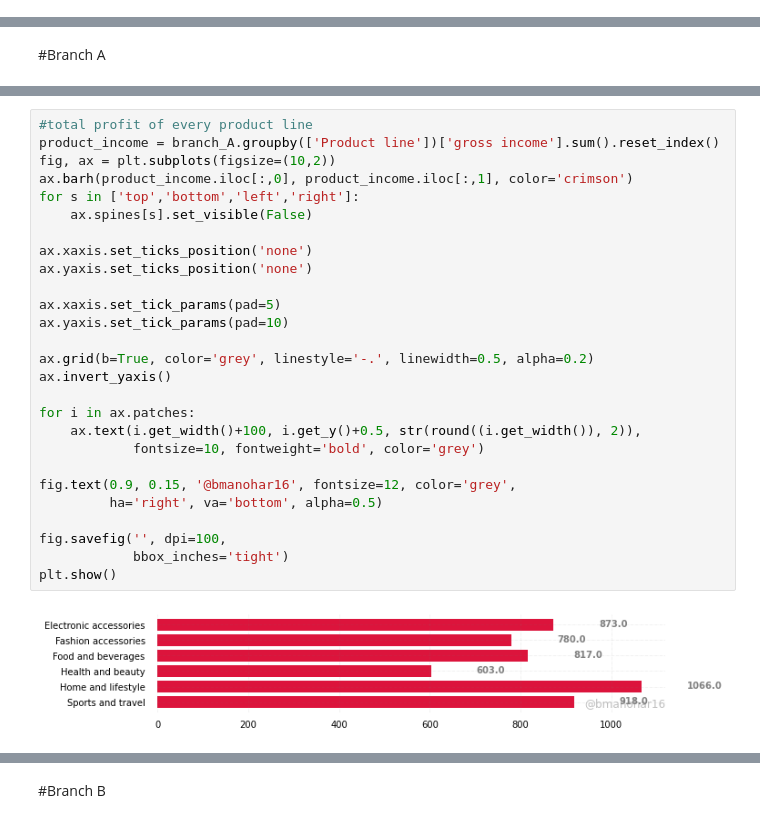
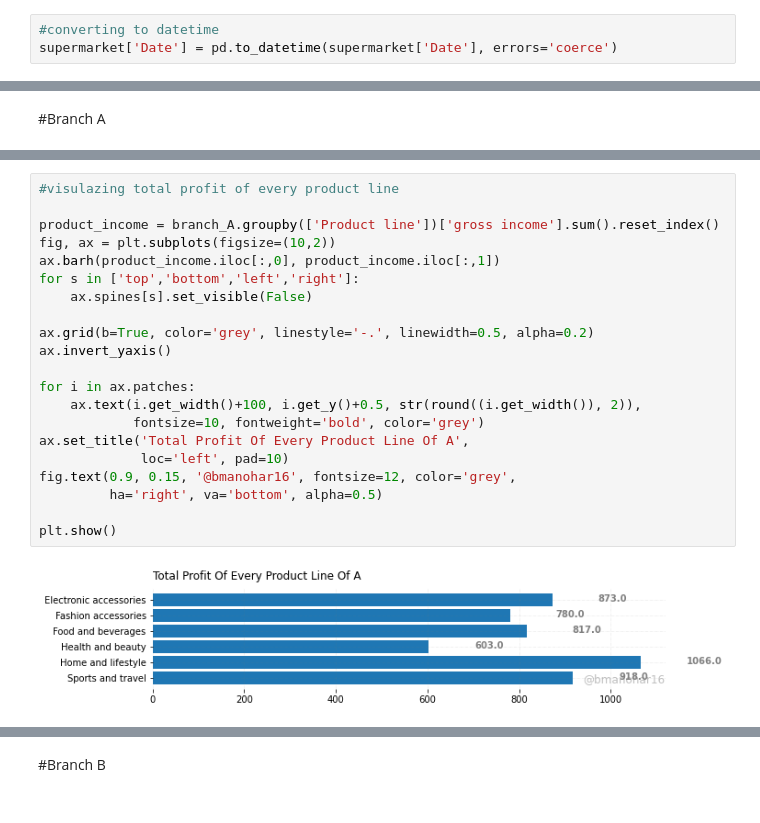
Before and after one commit to HebaAhmedDahab/Projects-, a Jupyter notebook: supermaket_sales.ipynb, the cells around one changed output, grey strips where cells are left out. Cells and saved outputs as stored; diff of their text form.

```diff
--- a/supermaket_sales.ipynb
+++ b/supermaket_sales.ipynb
@@ -23 +24,4 @@ supermarket = supermarket.drop('Unnamed: 0',axis=1)
+# %%
+#converting to datetime
+supermarket['Date'] = pd.to_datetime(supermarket['Date'], errors='coerce')
 # %%
@@ -131,32 +132,26 @@ See the caveats in the documentation: https://pandas.pydata.org/pandas-docs/stab
 | Sports and travel | 308.0 | 225.0 | 385.0 | 918.0 |
 | total | 1816.0 | 1421.0 | 1820.0 | 5057.0 |
 # %%
-#total profit of every product line
+#visulazing total profit of every product line
+
 product_income = branch_A.groupby(['Product line'])['gross income'].sum().reset_index()
 fig, ax = plt.subplots(figsize=(10,2))
-ax.barh(product_income.iloc[:,0], product_income.iloc[:,1], color='crimson')
+ax.barh(product_income.iloc[:,0], product_income.iloc[:,1])
 for s in ['top','bottom','left','right']:
     ax.spines[s].set_visible(False)
-
-ax.xaxis.set_ticks_position('none')
-ax.yaxis.set_ticks_position('none')
-
-ax.xaxis.set_tick_params(pad=5)
-ax.yaxis.set_tick_params(pad=10)
 
 ax.grid(b=True, color='grey', linestyle='-.', linewidth=0.5, alpha=0.2)
 ax.invert_yaxis()
 
 for i in ax.patches:
     ax.text(i.get_width()+100, i.get_y()+0.5, str(round((i.get_width()), 2)),
             fontsize=10, fontweight='bold', color='grey')
-
+ax.set_title('Total Profit Of Every Product Line Of A',
+             loc='left', pad=10)
 fig.text(0.9, 0.15, '@bmanohar16', fontsize=12, color='grey',
          ha='right', va='bottom', alpha=0.5)
 
-fig.savefig('', dpi=100,
-            bbox_inches='tight')
 plt.show()
 # %% [output]
-[figure, old version]
+[figure, new version]
 # %%
```
Also changed, not shown: parts of 35 cells of this notebook.
